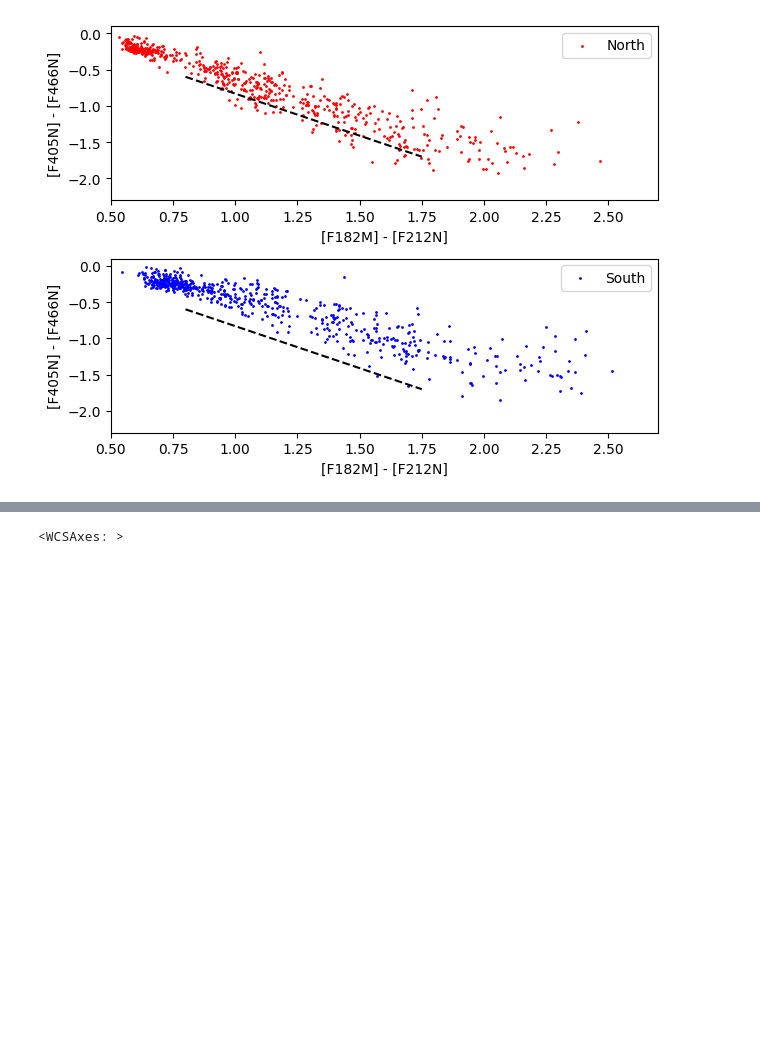
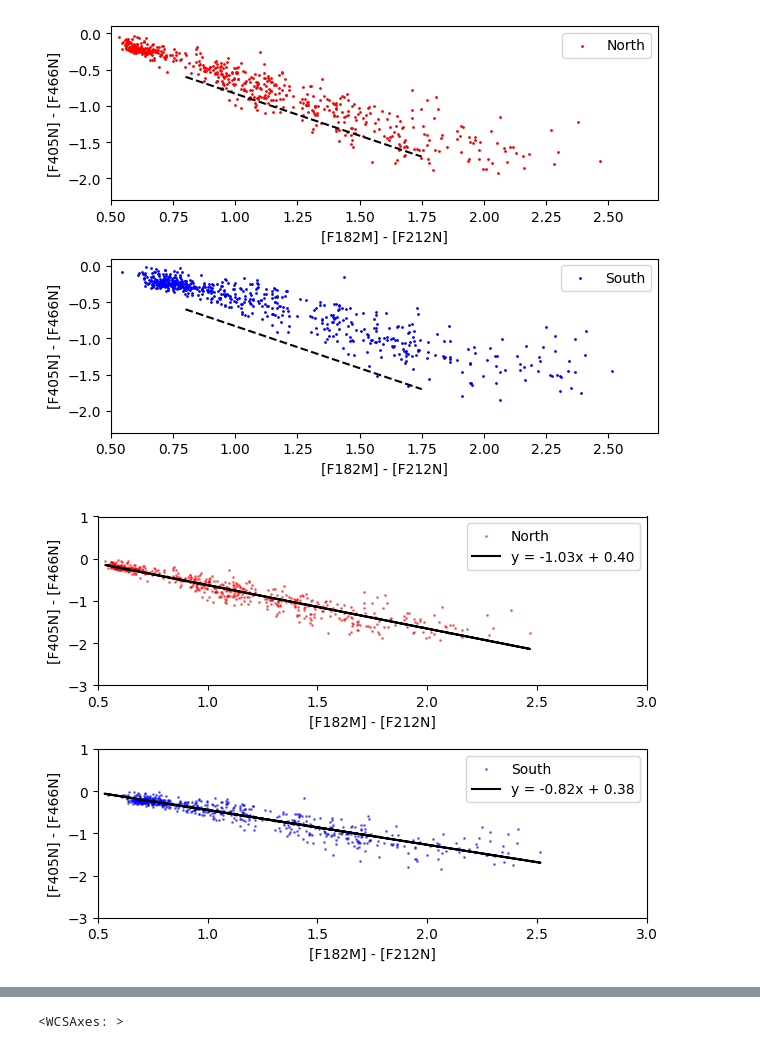
Before and after one commit to SpacialTree/dustridge-cd, a Jupyter notebook: notebooks/brick_analysis.ipynb, the cells around one changed output, grey strips where cells are left out. Saved outputs shown, nothing was run; the diff lists cells and outputs as text; code cells hidden in the pictures; blank space fills up the shorter version.

Commit message:
fitting brick lines

```diff
--- a/notebooks/brick_analysis.ipynb
+++ b/notebooks/brick_analysis.ipynb
@@ -226,3 +227,46 @@ plt.legend()
 plt.tight_layout()
 # %% [output]
 [figure]
+# %%
+# initialize a linear fitter
+fit = fitting.LinearLSQFitter()
+
+small_lim = 0.5
+
+mask = cat_brick_north_rc.color('f182m', 'f212n') > small_lim
+x = cat_brick_north_rc.color('f182m', 'f212n')[mask]
+y = cat_brick_north_rc.color('f405n', 'f466n')[mask]
+
+# initialize a linear model
+line_init = models.Linear1D()
+
+# fit the data with the fitter
+fitted_line_1 = fit(line_init, x, y)
+
+# plot
+ax = plt.subplot(211)
+ax.scatter(x, y, label='North', color='red', s=1, alpha=0.5)
+ax.plot(x, fitted_line_1(x), 'k-', label=f'y = {fitted_line_1.slope.value:.2f}x + {fitted_line_1.intercept.value:.2f}')
+ax.set(xlabel='[F182M] - [F212N]', ylabel='[F405N] - [F466N]')
+ax.legend()
+ax.set_xlim(small_lim, 3)
+ax.set_ylim(-3, 1)
+
+fit = fitting.LinearLSQFitter()
+mask = cat_brick_south_rc.color('f182m', 'f212n') > small_lim
+x = cat_brick_south_rc.color('f182m', 'f212n')[mask]
+y = cat_brick_south_rc.color('f405n', 'f466n')[mask]
+line_init = models.Linear1D()
+
+ax = plt.subplot(212)
+ax.scatter(x, y, label='South', color='blue', s=1, alpha=0.5)
+fitted_line_2 = fit(line_init, x, y)
+ax.plot(x, fitted_line_2(x), 'k-', label=f'y = {fitted_line_2.slope.value:.2f}x + {fitted_line_2.intercept.value:.2f}')
+ax.set(xlabel='[F182M] - [F212N]', ylabel='[F405N] - [F466N]')
+ax.legend()
+ax.set_xlim(small_lim, 3)
+ax.set_ylim(-3, 1)
+
+plt.tight_layout()
+# %% [output]
+[figure, added]
```
Also changed, not shown: parts of 2 cells of this notebook.
